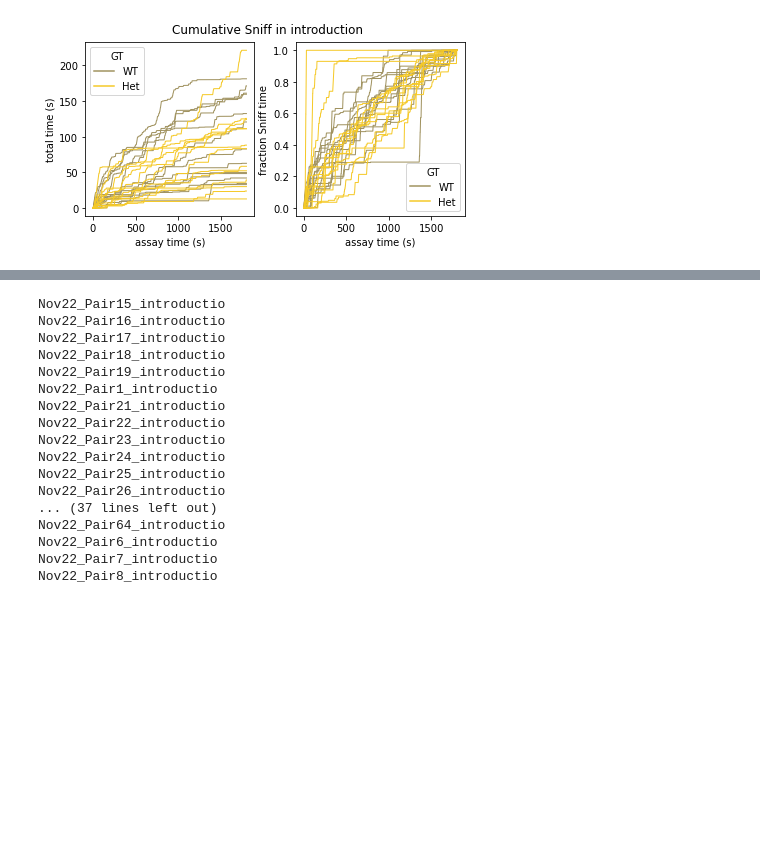
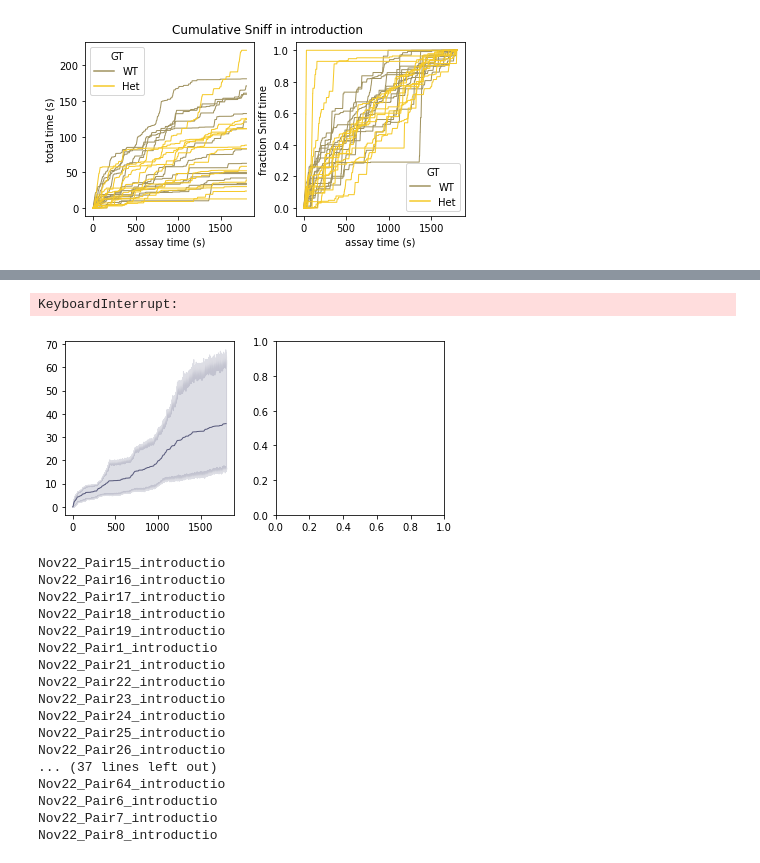
Before and after one commit to nhoglen/scn2a-paper-GWJSNH-code, a Jupyter notebook: 240811_pipeline_plottingCDFs.ipynb, the cells around one changed output, grey strips where cells are left out. Drawn from its saved outputs; the diff is of its cells as text; code cells hidden in the pictures; blank space fills up the shorter version.

```diff
--- a/240811_pipeline_plottingCDFs.ipynb
+++ b/240811_pipeline_plottingCDFs.ipynb
@@ -290,3 +425,12 @@ printy = False
+# %%
+# ----- INTRODUCTION SNIFFS -----
+assay = 'introduction'
+behavior = 'Sniff'
+printy = False
+(InSnRaw,InSnBin) = single_behavior_binned_collate_data_and_plot_mean(assay,1800,behavior,nwbpath,printy)
+# %% [output]
+KeyboardInterrupt:
+[figure, added]
 # %%
 # ----- INTRODUCTION INVESTIGATE -----
 assay = 'introduction'
```
Also changed, not shown: parts of 6 cells of this notebook.
